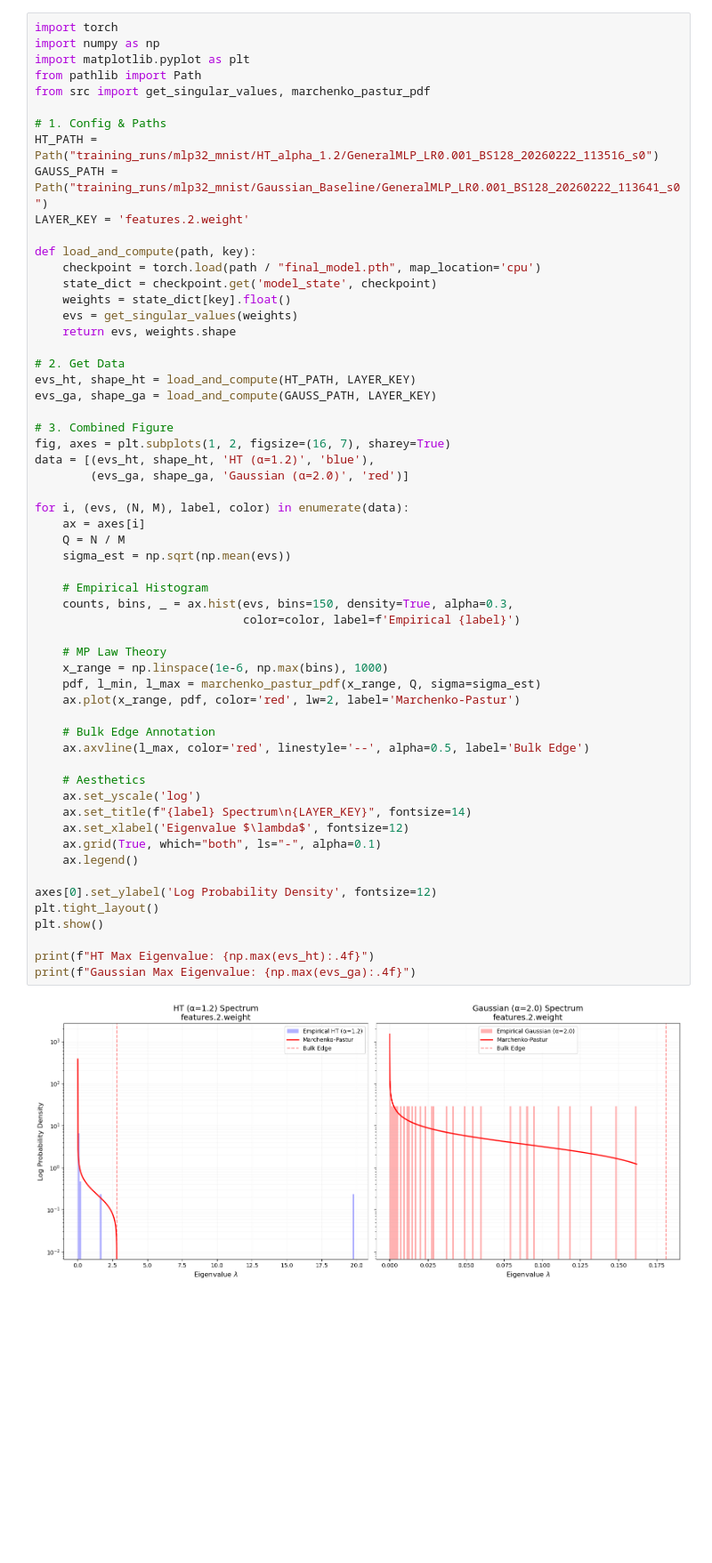
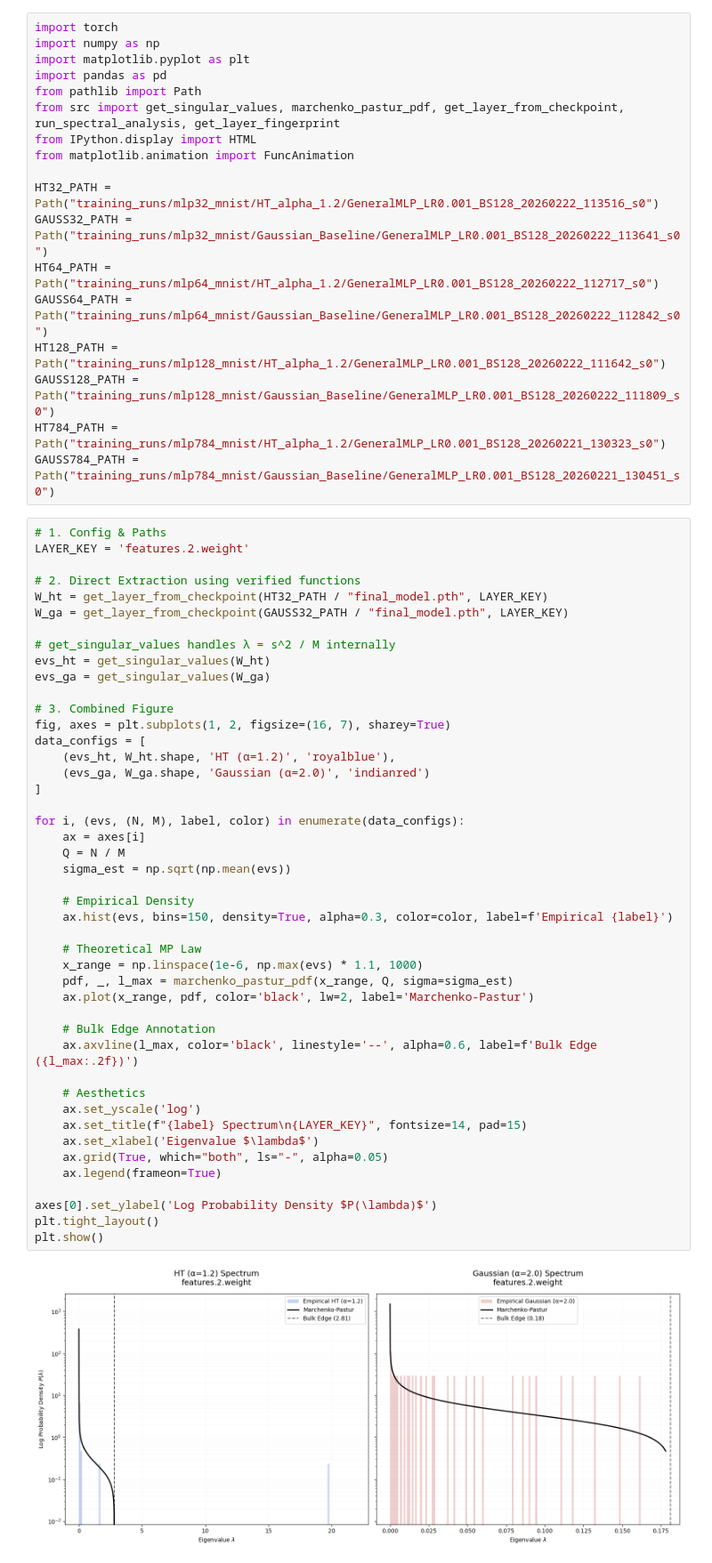
Before and after one commit to YiHaoFromEarth/ht-initialisation-dynamics, a Jupyter notebook: plots.ipynb, the cells around one changed output. Shown at 89% size. Cells and saved outputs as stored; diff of their text form; blank space fills up the shorter version.

```diff
--- a/plots.ipynb
+++ b/plots.ipynb
@@ -1,60 +1,65 @@
+# %%
+import torch
+import numpy as np
+import matplotlib.pyplot as plt
+import pandas as pd
+from pathlib import Path
+from src import get_singular_values, marchenko_pastur_pdf, get_layer_from_checkpoint, run_spectral_analysis, get_layer_fingerprint
+from IPython.display import HTML
+from matplotlib.animation import FuncAnimation
+
+HT32_PATH = Path("training_runs/mlp32_mnist/HT_alpha_1.2/GeneralMLP_LR0.001_BS128_20260222_113516_s0")
+GAUSS32_PATH = Path("training_runs/mlp32_mnist/Gaussian_Baseline/GeneralMLP_LR0.001_BS128_20260222_113641_s0")
+HT64_PATH = Path("training_runs/mlp64_mnist/HT_alpha_1.2/GeneralMLP_LR0.001_BS128_20260222_112717_s0")
+GAUSS64_PATH = Path("training_runs/mlp64_mnist/Gaussian_Baseline/GeneralMLP_LR0.001_BS128_20260222_112842_s0")
+HT128_PATH = Path("training_runs/mlp128_mnist/HT_alpha_1.2/GeneralMLP_LR0.001_BS128_20260222_111642_s0")
+GAUSS128_PATH = Path("training_runs/mlp128_mnist/Gaussian_Baseline/GeneralMLP_LR0.001_BS128_20260222_111809_s0")
+HT784_PATH = Path("training_runs/mlp784_mnist/HT_alpha_1.2/GeneralMLP_LR0.001_BS128_20260221_130323_s0")
+GAUSS784_PATH = Path("training_runs/mlp784_mnist/Gaussian_Baseline/GeneralMLP_LR0.001_BS128_20260221_130451_s0")
 # %%
-import torch
-import numpy as np
-import matplotlib.pyplot as plt
-from pathlib import Path
-from src import get_singular_values, marchenko_pastur_pdf
-
 # 1. Config & Paths
-HT_PATH = Path("training_runs/mlp32_mnist/HT_alpha_1.2/GeneralMLP_LR0.001_BS128_20260222_113516_s0")
-GAUSS_PATH = Path("training_runs/mlp32_mnist/Gaussian_Baseline/GeneralMLP_LR0.001_BS128_20260222_113641_s0")
 LAYER_KEY = 'features.2.weight'
 
-def load_and_compute(path, key):
-    checkpoint = torch.load(path / "final_model.pth", map_location='cpu')
-    state_dict = checkpoint.get('model_state', checkpoint)
-    weights = state_dict[key].float()
-    evs = get_singular_values(weights)
-    return evs, weights.shape
+# 2. Direct Extraction using verified functions
+W_ht = get_layer_from_checkpoint(HT32_PATH / "final_model.pth", LAYER_KEY)
+W_ga = get_layer_from_checkpoint(GAUSS32_PATH / "final_model.pth", LAYER_KEY)
 
-# 2. Get Data
-evs_ht, shape_ht = load_and_compute(HT_PATH, LAYER_KEY)
-evs_ga, shape_ga = load_and_compute(GAUSS_PATH, LAYER_KEY)
+# get_singular_values handles λ = s^2 / M internally
+evs_ht = get_singular_values(W_ht)
+evs_ga = get_singular_values(W_ga)
 
 # 3. Combined Figure
 fig, axes = plt.subplots(1, 2, figsize=(16, 7), sharey=True)
-data = [(evs_ht, shape_ht, 'HT (α=1.2)', 'blue'),
-        (evs_ga, shape_ga, 'Gaussian (α=2.0)', 'red')]
+data_configs = [
+    (evs_ht, W_ht.shape, 'HT (α=1.2)', 'royalblue'),
+    (evs_ga, W_ga.shape, 'Gaussian (α=2.0)', 'indianred')
+]
 
-for i, (evs, (N, M), label, color) in enumerate(data):
+for i, (evs, (N, M), label, color) in enumerate(data_configs):
     ax = axes[i]
     Q = N / M
     sigma_est = np.sqrt(np.mean(evs))
 
-    # Empirical Histogram
-    counts, bins, _ = ax.hist(evs, bins=150, density=True, alpha=0.3,
-                              color=color, label=f'Empirical {label}')
+    # Empirical Density
+    ax.hist(evs, bins=150, density=True, alpha=0.3, color=color, label=f'Empirical {label}')
 
-    # MP Law Theory
-    x_range = np.linspace(1e-6, np.max(bins), 1000)
-    pdf, l_min, l_max = marchenko_pastur_pdf(x_range, Q, sigma=sigma_est)
-    ax.plot(x_range, pdf, color='red', lw=2, label='Marchenko-Pastur')
+    # Theoretical MP Law
+    x_range = np.linspace(1e-6, np.max(evs) * 1.1, 1000)
+    pdf, _, l_max = marchenko_pastur_pdf(x_range, Q, sigma=sigma_est)
+    ax.plot(x_range, pdf, color='black', lw=2, label='Marchenko-Pastur')
 
     # Bulk Edge Annotation
-    ax.axvline(l_max, color='red', linestyle='--', alpha=0.5, label='Bulk Edge')
+    ax.axvline(l_max, color='black', linestyle='--', alpha=0.6, label=f'Bulk Edge ({l_max:.2f})')
 
     # Aesthetics
     ax.set_yscale('log')
-    ax.set_title(f"{label} Spectrum\n{LAYER_KEY}", fontsize=14)
-    ax.set_xlabel('Eigenvalue $\lambda$', fontsize=12)
-    ax.grid(True, which="both", ls="-", alpha=0.1)
-    ax.legend()
+    ax.set_title(f"{label} Spectrum\n{LAYER_KEY}", fontsize=14, pad=15)
+    ax.set_xlabel('Eigenvalue $\lambda$')
+    ax.grid(True, which="both", ls="-", alpha=0.05)
+    ax.legend(frameon=True)
 
-axes[0].set_ylabel('Log Probability Density', fontsize=12)
+axes[0].set_ylabel('Log Probability Density $P(\lambda)$')
 plt.tight_layout()
 plt.show()
-
-print(f"HT Max Eigenvalue: {np.max(evs_ht):.4f}")
-print(f"Gaussian Max Eigenvalue: {np.max(evs_ga):.4f}")
 # %% [output]
-[figure, old version]
+[figure, new version]
```
Also changed, not shown: parts of 5 cells of this notebook, 13 other files.
